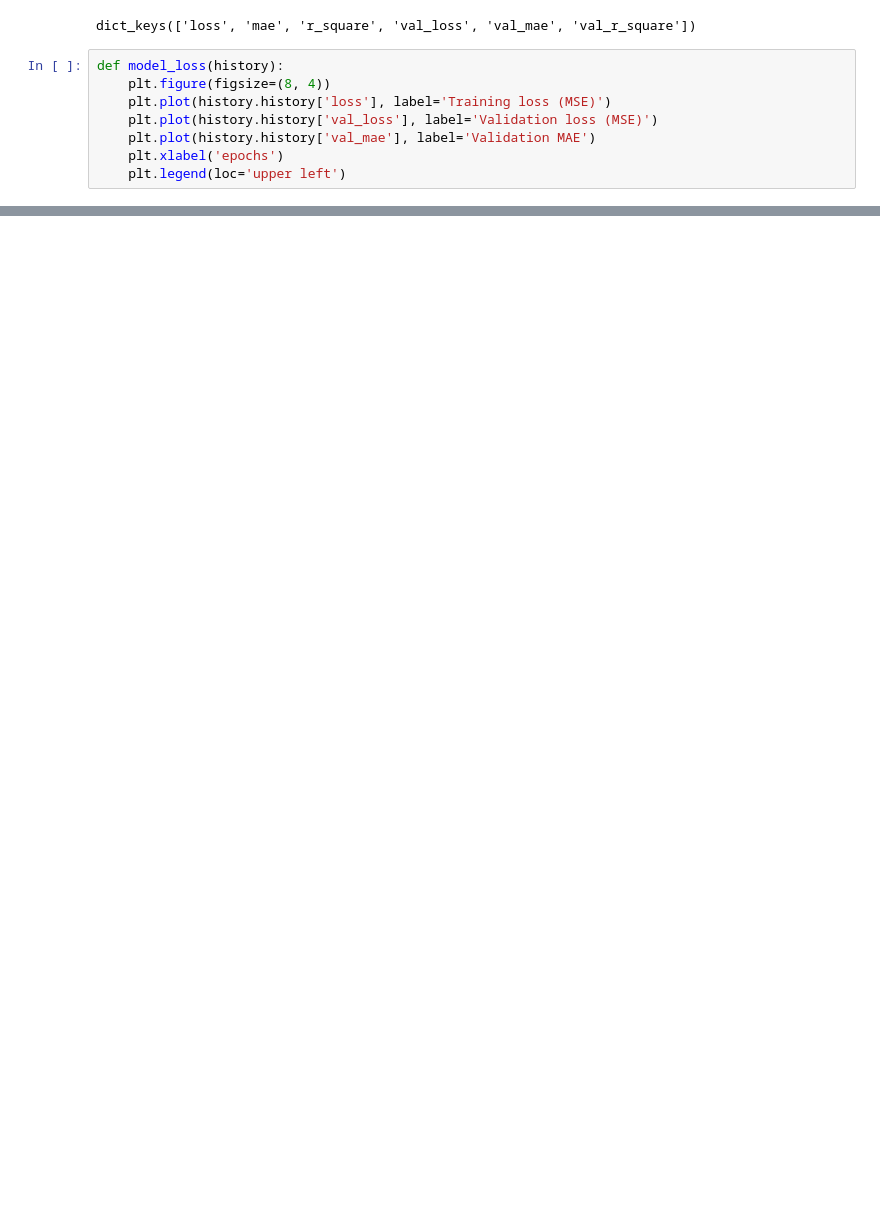
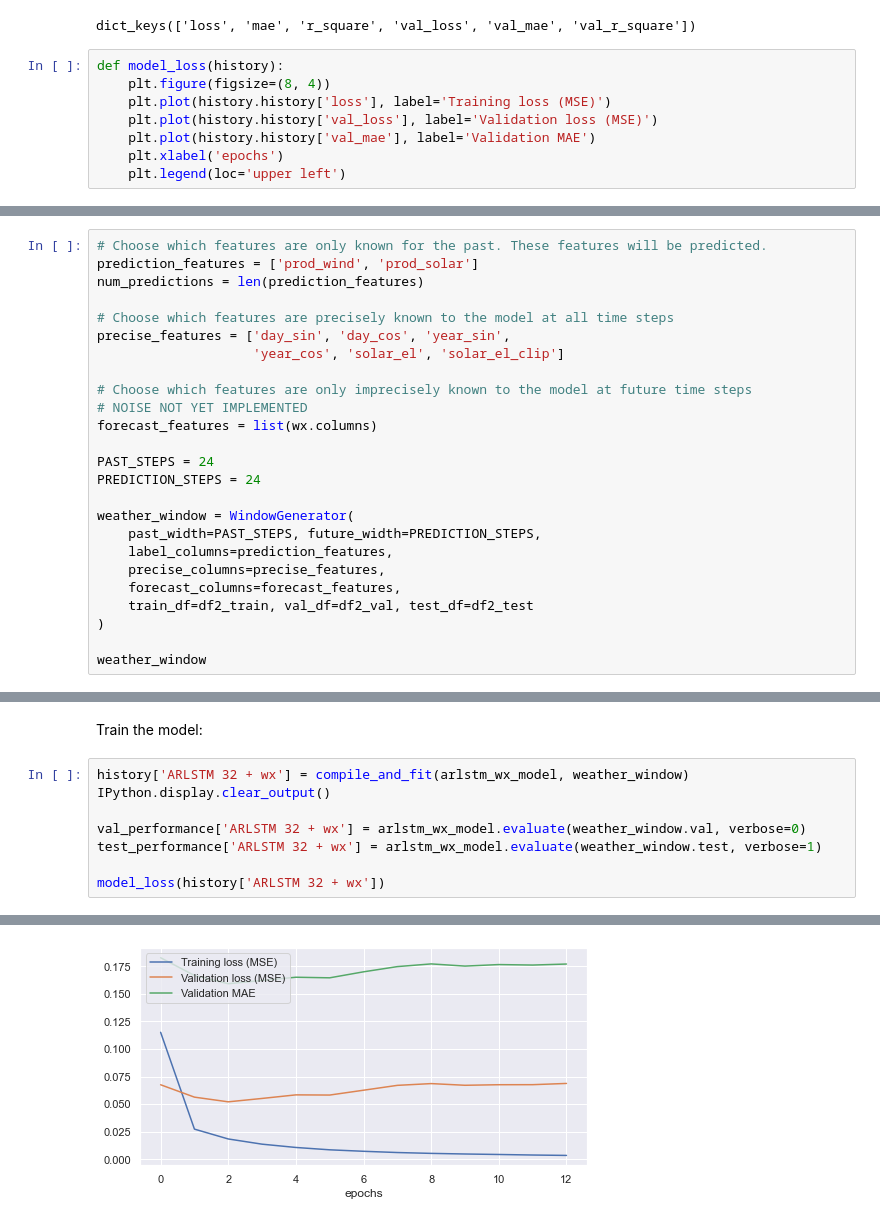
Before and after one commit to sen-leon/Electricity-Prediction, a Jupyter notebook: src/autoregressive_RNN.ipynb, the cells around one changed output, grey strips where cells are left out. Drawn from its saved outputs; the diff is of its cells as text; blank space fills up the shorter version.

```diff
--- a/src/autoregressive_RNN.ipynb
+++ b/src/autoregressive_RNN.ipynb
@@ -498,0 +539,25 @@ model_loss(history['ARLSTM'])
+# %%
+# Choose which features are only known for the past. These features will be predicted.
+prediction_features = ['prod_wind', 'prod_solar']
+num_predictions = len(prediction_features)
+
+# Choose which features are precisely known to the model at all time steps
+precise_features = ['day_sin', 'day_cos', 'year_sin',
+                    'year_cos', 'solar_el', 'solar_el_clip']
+
+# Choose which features are only imprecisely known to the model at future time steps
+# NOISE NOT YET IMPLEMENTED
+forecast_features = list(wx.columns)
+
+PAST_STEPS = 24
+PREDICTION_STEPS = 24
+
+weather_window = WindowGenerator(
+    past_width=PAST_STEPS, future_width=PREDICTION_STEPS,
+    label_columns=prediction_features,
+    precise_columns=precise_features,
+    forecast_columns=forecast_features,
+    train_df=df2_train, val_df=df2_val, test_df=df2_test
+)
+
+weather_window
@@ -498,0 +587,11 @@ model_loss(history['ARLSTM'])
+# %% [markdown]
+Train the model:
+# %%
+history['ARLSTM 32 + wx'] = compile_and_fit(arlstm_wx_model, weather_window)
+IPython.display.clear_output()
+
+val_performance['ARLSTM 32 + wx'] = arlstm_wx_model.evaluate(weather_window.val, verbose=0)
+test_performance['ARLSTM 32 + wx'] = arlstm_wx_model.evaluate(weather_window.test, verbose=1)
+
+model_loss(history['ARLSTM 32 + wx'])
+# %% [output]
@@ -498,0 +599 @@ model_loss(history['ARLSTM'])
+[figure, added]
```
Also changed, not shown: parts of 32 cells of this notebook.
